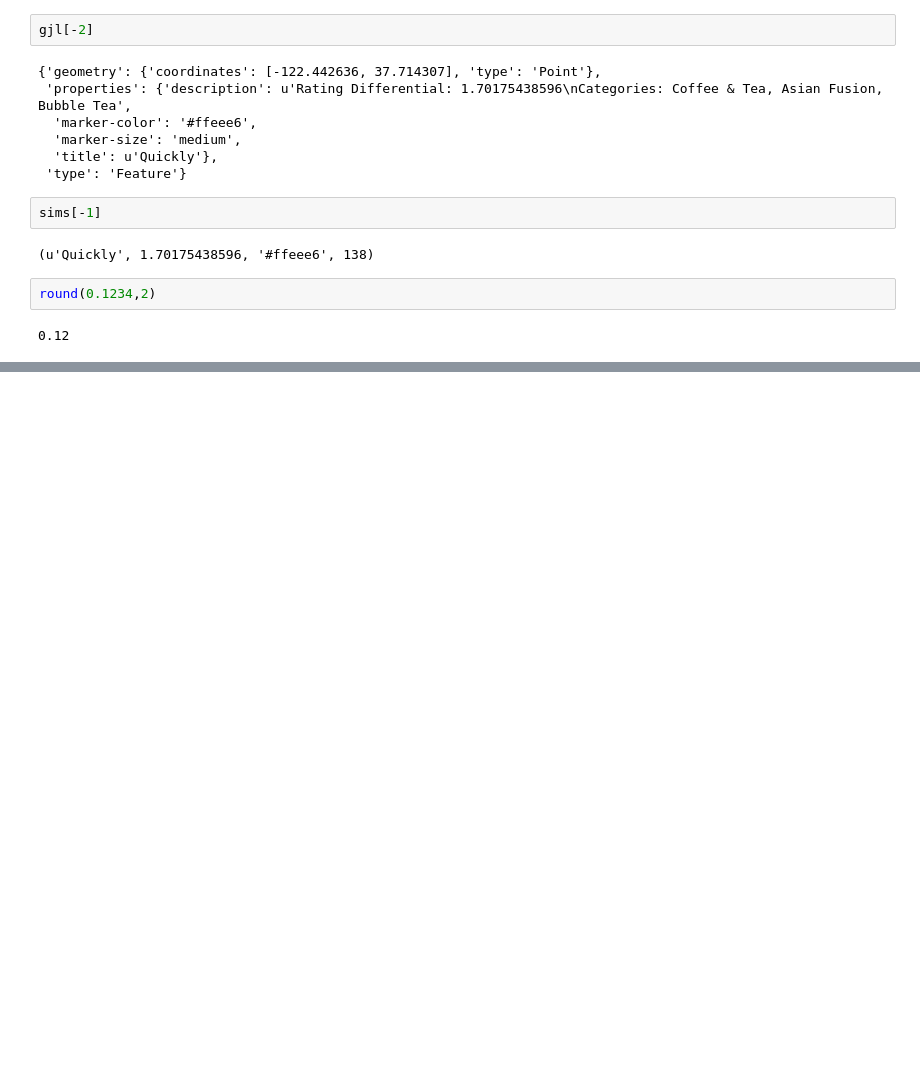
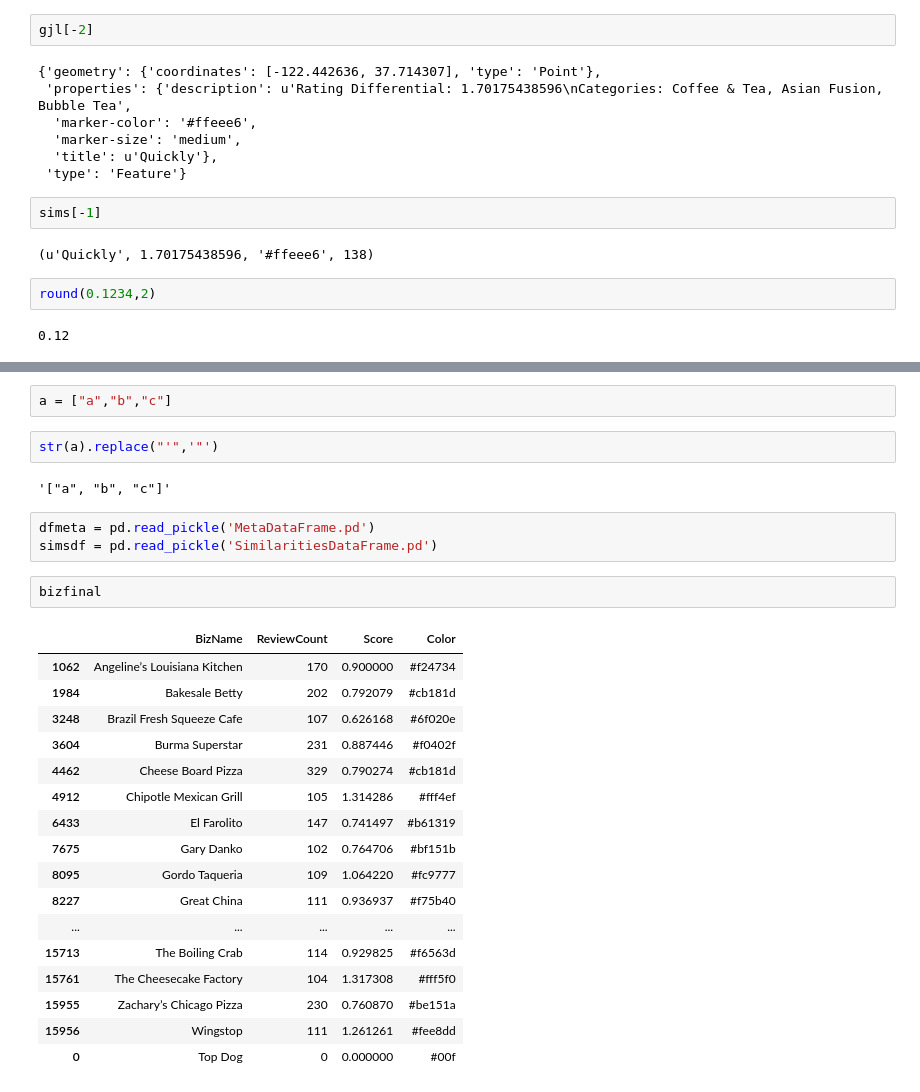
Before and after one commit to natetlawrence/foodsense, a Jupyter notebook: MakeGeoJSON.ipynb, the cells around one changed output, grey strips where cells are left out. Cells and saved outputs as stored; diff of their text form; blank space fills up the shorter version.

```diff
--- a/MakeGeoJSON.ipynb
+++ b/MakeGeoJSON.ipynb
@@ -111,0 +207,29 @@ round(0.1234,2)
+# %%
+a = ["a","b","c"]
+# %%
+str(a).replace("'",'"')
+# %% [output]
+'["a", "b", "c"]'
+# %%
+dfmeta = pd.read_pickle('MetaDataFrame.pd')
+simsdf = pd.read_pickle('SimilaritiesDataFrame.pd')
+# %%
+bizfinal
+# %% [output]
+|  | BizName | ReviewCount | Score | Color |
+| 1062 | Angeline’s Louisiana Kitchen | 170 | 0.900000 | #f24734 |
+| 1984 | Bakesale Betty | 202 | 0.792079 | #cb181d |
+| 3248 | Brazil Fresh Squeeze Cafe | 107 | 0.626168 | #6f020e |
+| 3604 | Burma Superstar | 231 | 0.887446 | #f0402f |
+| 4462 | Cheese Board Pizza | 329 | 0.790274 | #cb181d |
+| 4912 | Chipotle Mexican Grill | 105 | 1.314286 | #fff4ef |
+| 6433 | El Farolito | 147 | 0.741497 | #b61319 |
+| 7675 | Gary Danko | 102 | 0.764706 | #bf151b |
+| 8095 | Gordo Taqueria | 109 | 1.064220 | #fc9777 |
+| 8227 | Great China | 111 | 0.936937 | #f75b40 |
+| ... | ... | ... | ... | ... |
+| 15713 | The Boiling Crab | 114 | 0.929825 | #f6563d |
+| 15761 | The Cheesecake Factory | 104 | 1.317308 | #fff5f0 |
+| 15955 | Zachary’s Chicago Pizza | 230 | 0.760870 | #be151a |
+| 15956 | Wingstop | 111 | 1.261261 | #fee8dd |
+| 0 | Top Dog | 0 | 0.000000 | #00f |
```
Also changed, not shown: parts of 33 cells of this notebook, 34 other files.
